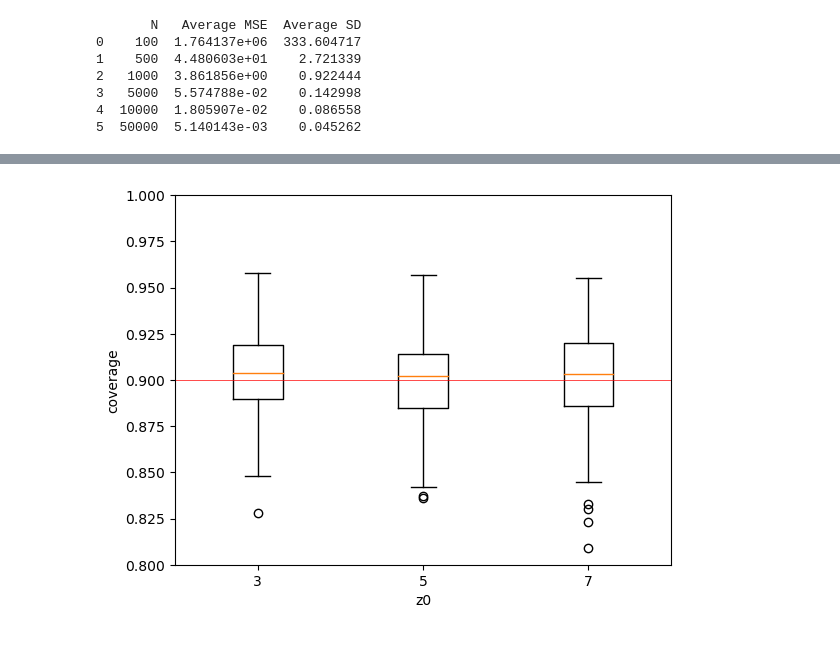
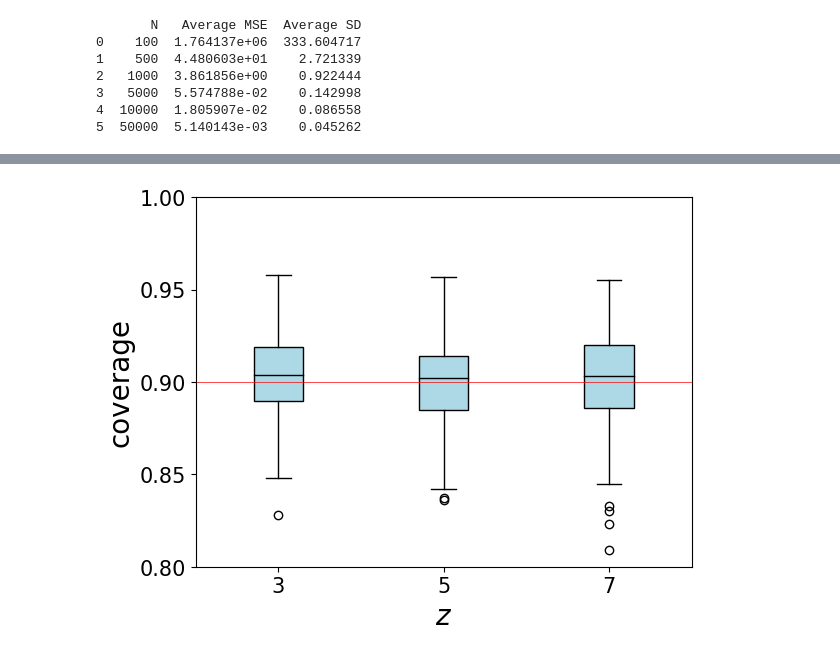
Before and after one commit to JialeHan22/Conformal-Online-Auction-Design, a Jupyter notebook: simulation_low.ipynb, the cells around one changed output, grey strips where cells are left out. Saved outputs shown, nothing was run; the diff lists cells and outputs as text; code cells hidden in the pictures.

```diff
--- a/simulation_low.ipynb
+++ b/simulation_low.ipynb
@@ -85 +129,20 @@ print(results_df)
+# %%
+# Set the seed
+np.random.seed(1)
+x_sd = 1
+# Data generation
+z_0 = 7
+m = 1000
+z_new = np.full(m, z_0)
+x_new = np.random.normal(loc=z_new/10, scale=x_sd, size=m)
+#x_new = stats.truncnorm.rvs(a=-2, b=2, loc=np.array(z_new) / 10, scale=x_sd, size=m)
+y_new = np.exp(x_new) * z_new + truncnorm.rvs(-1, 1, loc=0, scale=1, size=m) + 1
+new_data = pd.DataFrame({'x': x_new, 'y': y_new, 'z': z_new})
+
+# XGBoost
+dtest_new = pd.DataFrame({'x': x_new, 'z': z_new})
+predicted_values_poly_new = reg.predict(poly.transform(dtest_new))
+# %%
+alpha = 0.1
+Xtest = np.array([new_data[['x', 'z']].to_numpy()[10,:]])
 # %%
@@ -342,16 +282,23 @@ IR_7, d_7 = conformal_predict_z_0(alpha=0.1, m=1000, z_0=7)
 IR_3, d_3 = conformal_predict_z_0(alpha=0.1, m=1000, z_0=3)
 IR_5, d_5 = conformal_predict_z_0(alpha=0.1, m=1000, z_0=5)
 # %%
-data = [IR_3, IR_5, IR_7]
-fig, ax = plt.subplots()
-ax.boxplot(data, labels=[3, 5, 7])
-ax.axhline(y=1-alpha, color='red', linestyle='-', label='', linewidth=0.5)
+
+
+IR = [IR_3, IR_5, IR_7]
+
+plt.boxplot(IR, patch_artist=True, medianprops=dict(color="black"), boxprops=dict(facecolor='lightblue'))
+
+plt.axhline(y=1-alpha, color='red', linestyle='-', label='', linewidth=0.5)
 plt.ylim(0.8, 1)
-plt.xlabel('z0')
-plt.ylabel('coverage')
+plt.xlabel('$z$', fontsize=20)
+plt.ylabel('coverage', fontsize=20)
+plt.locator_params(axis='y', nbins=5)
+plt.yticks( fontsize=15)
+plt.xticks( fontsize=15)
+plt.xticks([1, 2, 3], [3, 5, 7], fontsize=15)
 plt.show()
 # %% [output]
-[figure, old version]
+[figure, new version]
 # %%
 def conformal_predict(m=1000, z_0=3, N = 1000):
     # Data generation
```
Also changed, not shown: parts of 22 cells of this notebook.
